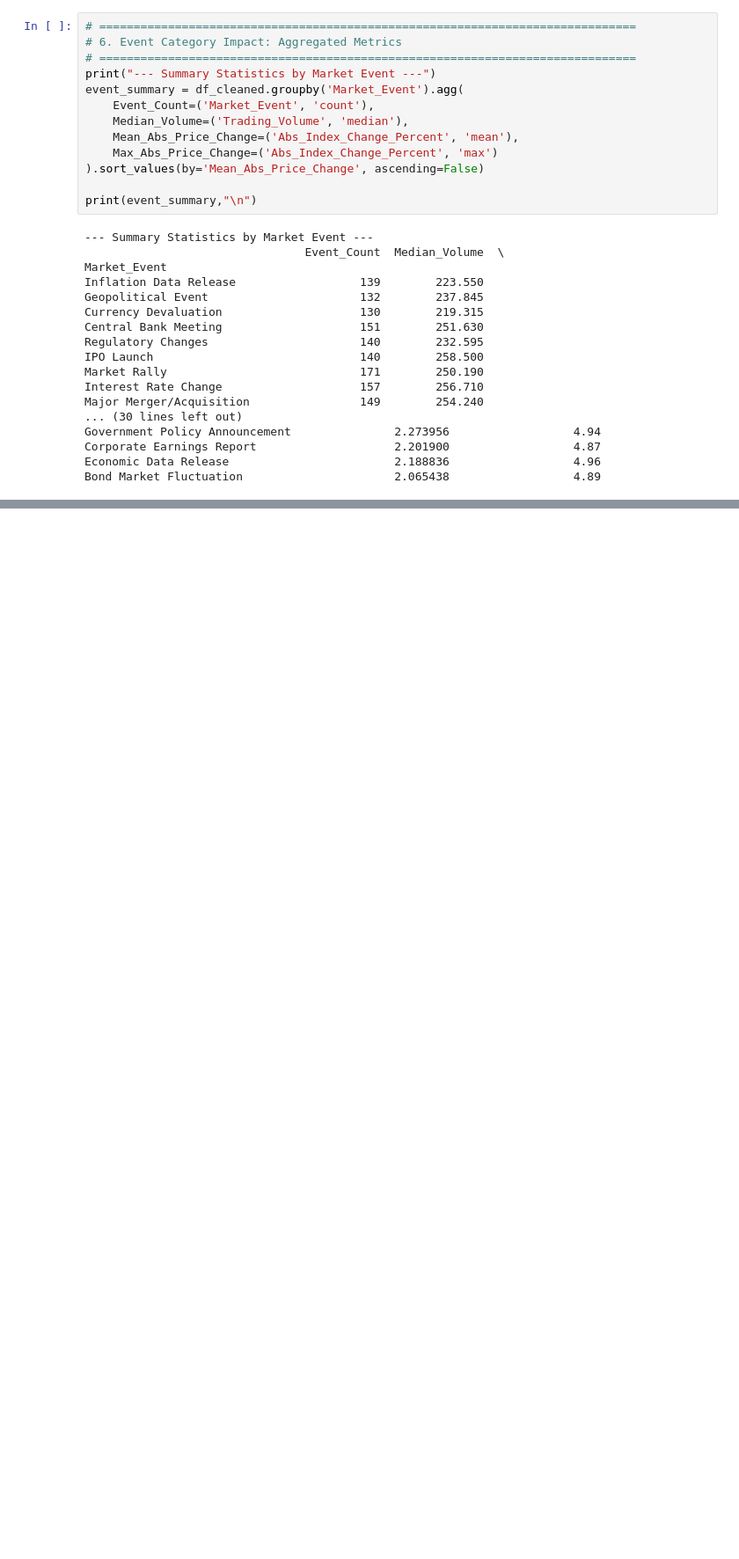
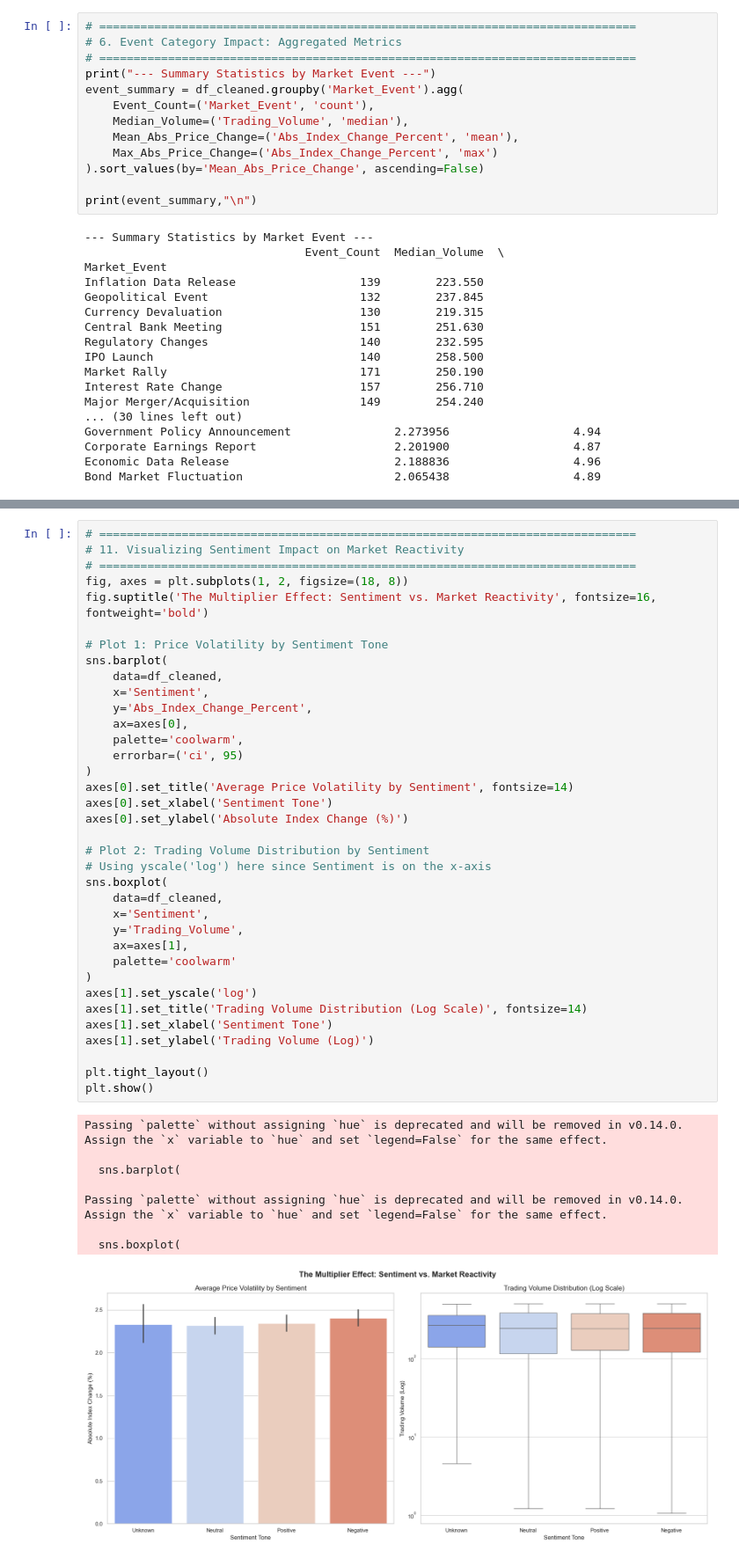
Before and after one commit to tajsharma/Market-Sentiment-Volatility-Analysis, a Jupyter notebook: cap2_eda.ipynb, the cells around one changed output, grey strips where cells are left out. Shown at 88% size. Saved outputs shown, nothing was run; the diff lists cells and outputs as text; blank space fills up the shorter version.

```diff
--- a/cap2_eda.ipynb
+++ b/cap2_eda.ipynb
@@ -153,0 +281,45 @@ Bond Market Fluctuation                      2.065438                  4.89
+# %%
+# ==============================================================================
+# 11. Visualizing Sentiment Impact on Market Reactivity
+# ==============================================================================
+fig, axes = plt.subplots(1, 2, figsize=(18, 8))
+fig.suptitle('The Multiplier Effect: Sentiment vs. Market Reactivity', fontsize=16, fontweight='bold')
+
+# Plot 1: Price Volatility by Sentiment Tone
+sns.barplot(
+    data=df_cleaned,
+    x='Sentiment',
+    y='Abs_Index_Change_Percent',
+    ax=axes[0],
+    palette='coolwarm',
+    errorbar=('ci', 95)
+)
+axes[0].set_title('Average Price Volatility by Sentiment', fontsize=14)
+axes[0].set_xlabel('Sentiment Tone')
+axes[0].set_ylabel('Absolute Index Change (%)')
+
+# Plot 2: Trading Volume Distribution by Sentiment
+# Using yscale('log') here since Sentiment is on the x-axis
+sns.boxplot(
+    data=df_cleaned,
+    x='Sentiment',
+    y='Trading_Volume',
+    ax=axes[1],
+    palette='coolwarm'
+)
+axes[1].set_yscale('log')
+axes[1].set_title('Trading Volume Distribution (Log Scale)', fontsize=14)
+axes[1].set_xlabel('Sentiment Tone')
+axes[1].set_ylabel('Trading Volume (Log)')
+
+plt.tight_layout()
+plt.show()
+# %% [output]
+Passing `palette` without assigning `hue` is deprecated and will be removed in v0.14.0. Assign the `x` variable to `hue` and set `legend=False` for the same effect.
+
+  sns.barplot(
+
+Passing `palette` without assigning `hue` is deprecated and will be removed in v0.14.0. Assign the `x` variable to `hue` and set `legend=False` for the same effect.
+
+  sns.boxplot(
+[figure, added]
```
Also changed, not shown: parts of 5 cells of this notebook.
